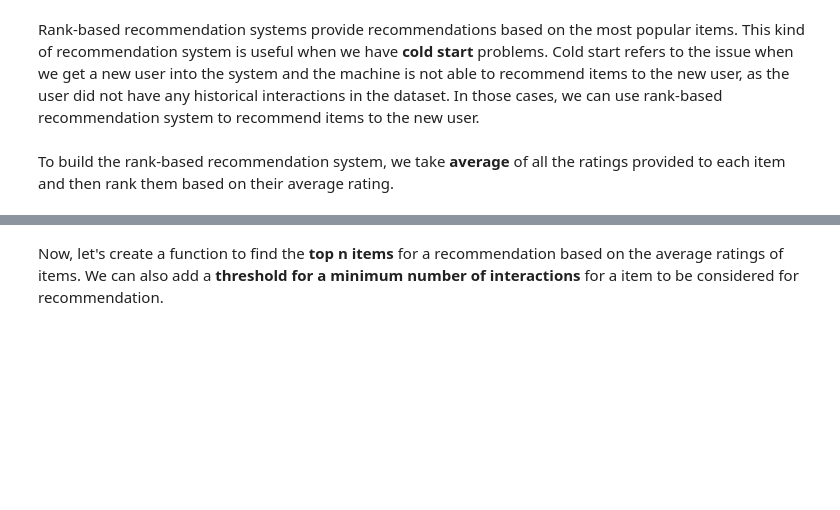
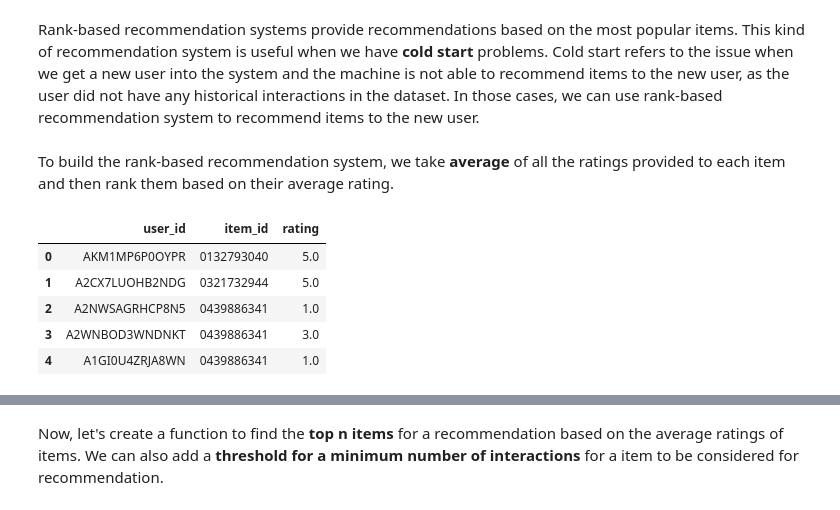
Before and after one commit to macedoti13/MIT-IDSS-DSML, a Jupyter notebook: 7- Recommendation Systems/Practice Project/Practice_Project_Product_Recommendation.ipynb, the cells around one changed output, grey strips where cells are left out. Cells and saved outputs as stored; diff of their text form; code cells hidden in the pictures; blank space fills up the shorter version.

```diff
--- a/7- Recommendation Systems/Practice Project/Practice_Project_Product_Recommendation.ipynb
+++ b/7- Recommendation Systems/Practice Project/Practice_Project_Product_Recommendation.ipynb
@@ -245,6 +346,15 @@ plt.show()
 Rank-based recommendation systems provide recommendations based on the most popular items. This kind of recommendation system is useful when we have **cold start** problems. Cold start refers to the issue when we get a new user into the system and the machine is not able to recommend items to the new user, as the user did not have any historical interactions in the dataset. In those cases, we can use rank-based recommendation system to recommend items to the new user.
 # %% [markdown]
 To build the rank-based recommendation system, we take **average** of all the ratings provided to each item and then rank them based on their average rating.
+# %%
+df.head()
+# %% [output]
+|  | user_id | item_id | rating |
+| 0 | AKM1MP6P0OYPR | 0132793040 | 5.0 |
+| 1 | A2CX7LUOHB2NDG | 0321732944 | 5.0 |
+| 2 | A2NWSAGRHCP8N5 | 0439886341 | 1.0 |
+| 3 | A2WNBOD3WNDNKT | 0439886341 | 3.0 |
+| 4 | A1GI0U4ZRJA8WN | 0439886341 | 1.0 |
 # %%
 #remove _______- and complete the code
 
```
Also changed, not shown: parts of 87 cells of this notebook, 1 other file.
